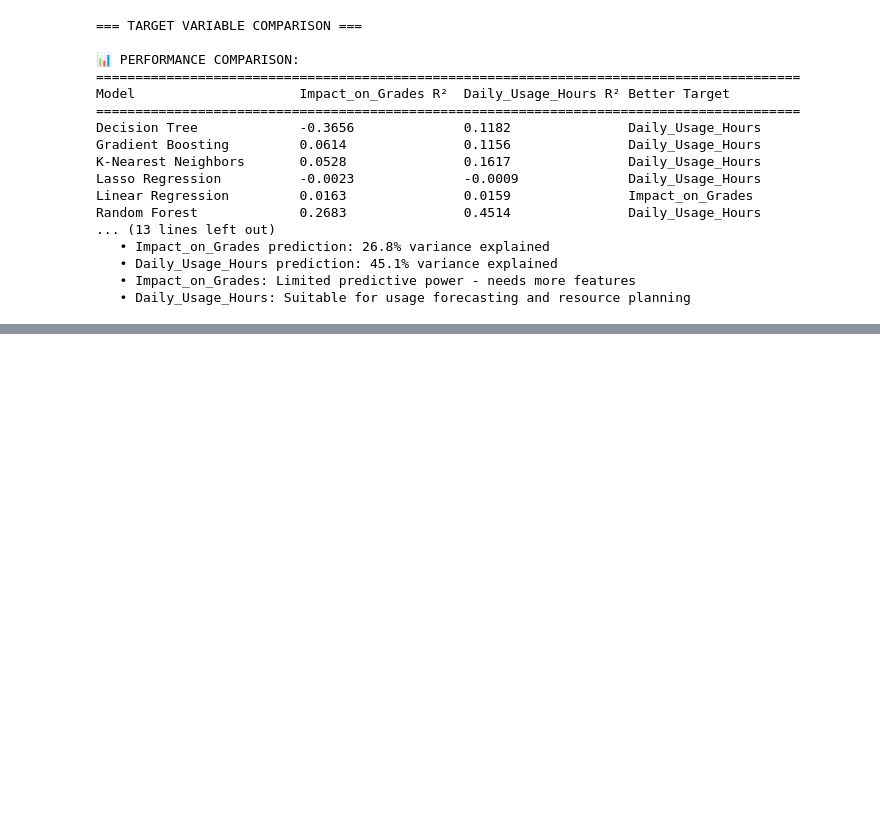
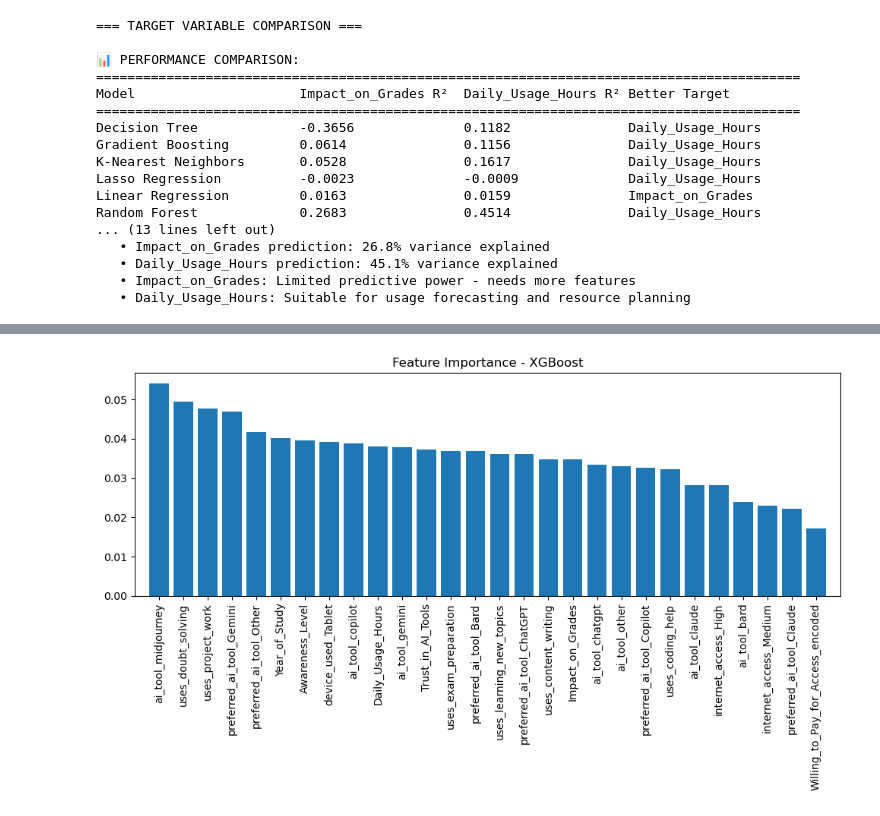
Before and after one commit to jackson9413/Project, a Jupyter notebook: 5_modelling.ipynb, the cells around one changed output, grey strips where cells are left out. Saved outputs shown, nothing was run; the diff lists cells and outputs as text; code cells hidden in the pictures; blank space fills up the shorter version.

```diff
--- a/5_modelling.ipynb
+++ b/5_modelling.ipynb
@@ -2070,0 +6173,37 @@ Random Forest             0.2683               0.4514               Daily_Usage_
+# %%
+# draw a plot to show feature importancce
+import matplotlib.pyplot as plt
+def plot_feature_importance(model, feature_names, title='Feature Importance'):
+    """
+    Plot feature importance for a given model.
+    """
+    if hasattr(model, 'feature_importances_'):
+        importances = model.feature_importances_
+    elif hasattr(model, 'coef_'):
+        importances = np.abs(model.coef_[0])
+    else:
+        print("Model does not have feature importances or coefficients.")
+        return
+
+    indices = np.argsort(importances)[::-1]
+
+    plt.figure(figsize=(10, 6))
+    plt.title(title)
+    plt.bar(range(len(importances)), importances[indices], align='center')
+    plt.xticks(range(len(importances)), [feature_names[i] for i in indices], rotation=90)
+    plt.xlim([-1, len(importances)])
+    plt.tight_layout()
+    plt.show()
+
+# Ensure matplotlib is available for plotting
+if 'Do_Professors_Allow_Use_encoded' in data.columns and prof_classification_results:
+    # Plot feature importance for the best model
+    best_model_name, best_metrics = prof_sorted_models[0]
+    best_model = best_metrics['model']
+
+    if hasattr(best_model, 'feature_importances_') or hasattr(best_model, 'coef_'):
+        plot_feature_importance(best_model, X_train_prof.columns, title=f'Feature Importance - {best_model_name}')
+    else:
+        print(f"⚠️  Cannot plot feature importance for {best_model_name}: Model does not support it.")
+# %% [output]
+[figure, added]
```
Also changed, not shown: parts of 79 cells of this notebook, 4 other files.
